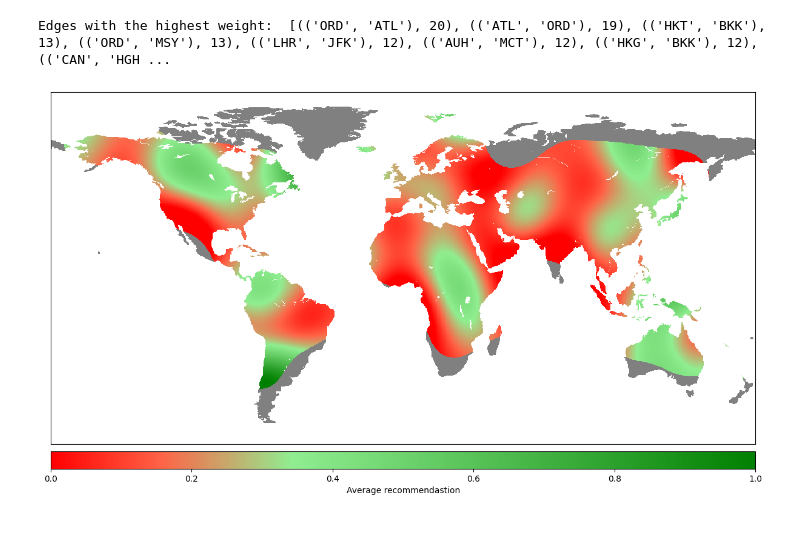
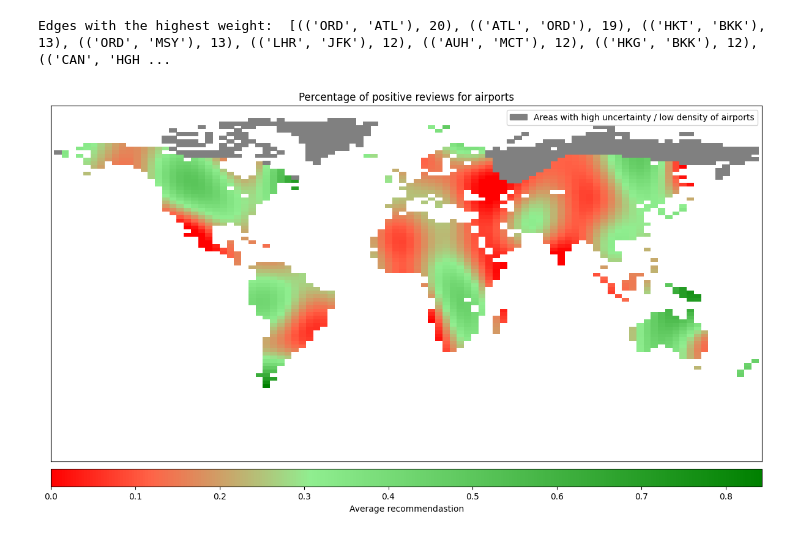
Before and after one commit to kommodeskab/SocialProject, a Jupyter notebook: visuals.ipynb, the cells around one changed output. Drawn from its saved outputs; the diff is of its cells as text; code cells hidden in the pictures.

Commit message:
better plot

```diff
--- a/visuals.ipynb
+++ b/visuals.ipynb
@@ -98,6 +98,7 @@ Edges with the highest weight:  [(('ORD', 'ATL'), 20), (('ATL', 'ORD'), 19), (('
 from matplotlib.colors import LinearSegmentedColormap
 from sklearn.gaussian_process import GaussianProcessRegressor
 from sklearn.gaussian_process.kernels import RBF, Matern
+import matplotlib.patches as mpatches
 
 
 ## make a grey cmap, that always returns grey
@@ -115,9 +116,9 @@ kernel = RBF(length_scale=20, length_scale_bounds="fixed")
 model = GaussianProcessRegressor(kernel=kernel, alpha=0.1, normalize_y=True)
 model.fit(X, y)
 
-resolution = 1000
+resolution = 100
 lats, lons = X[:, 0], X[:, 1]
-min_lats, max_lats = -120, 90
+min_lats, max_lats = -90, 90
 min_lons, max_lons = -180, 180
 
 lats = np.linspace(min_lats, max_lats, resolution)
@@ -135,33 +136,36 @@ percentilehigh = np.percentile(ymesh.flatten(), 80)
 
 ## make a colormap that is red for low values and green for high values of ymesh
 cmap = LinearSegmentedColormap.from_list(
     "custom",
     [(0, "red"), (percentilelow, "tomato"), (percentilehigh, "lightgreen"), (1, "green")]
 )
 
 def is_water(lat, lon):
     return not m.is_land(lon, lat)
 
 try:
     ywater = np.load(f"data/ywater{resolution}.npy")
 except:
     ywater = np.zeros_like(ymesh)
     for i in tqdm(range(ymesh.shape[0])):
         for j in range(ymesh.shape[1]):
             if is_water(lats[i, j], lons[i, j]):
                 ywater[i, j] = 1
     np.save(f"data/ywater{resolution}.npy", ywater)
 
 watermasked = np.ma.masked_where(ywater == 1, ymesh)
 max_uncertainty = 0.15
-uncertain_or_water_masked = np.ma.masked_where((uncertainty < max_uncertainty) | (ywater == 1), uncertainty)
+uncertain_or_water_masked = np.ma.masked_where((uncertainty < max_uncertainty) | (ywater == 1), np.ones_like(ymesh))
 
 fig, ax = plt.subplots(figsize=(15, 10))
 m = Basemap(lon_0=0)
 m.pcolormesh(lons, lats, watermasked, cmap=cmap, shading='auto')
-# m.contourf(lons, lats, watermasked, cmap=cmap, levels=100)
 m.colorbar(location="bottom", label="Average recommendastion")
 m.pcolor(lons, lats, uncertain_or_water_masked, cmap=cmap_grey)
+## make a legend for the uncertainty
+grey_patch = mpatches.Patch(color='grey', label='Areas with high uncertainty / low density of airports')
+plt.legend(handles=[grey_patch])
+plt.title("Percentage of positive reviews for airports")
 plt.savefig('images/average_recommendation.png', dpi=300, bbox_inches='tight')
 # %% [output]
-[figure, old version]
+[figure, new version]
```
Also changed, not shown: 2 other files.
